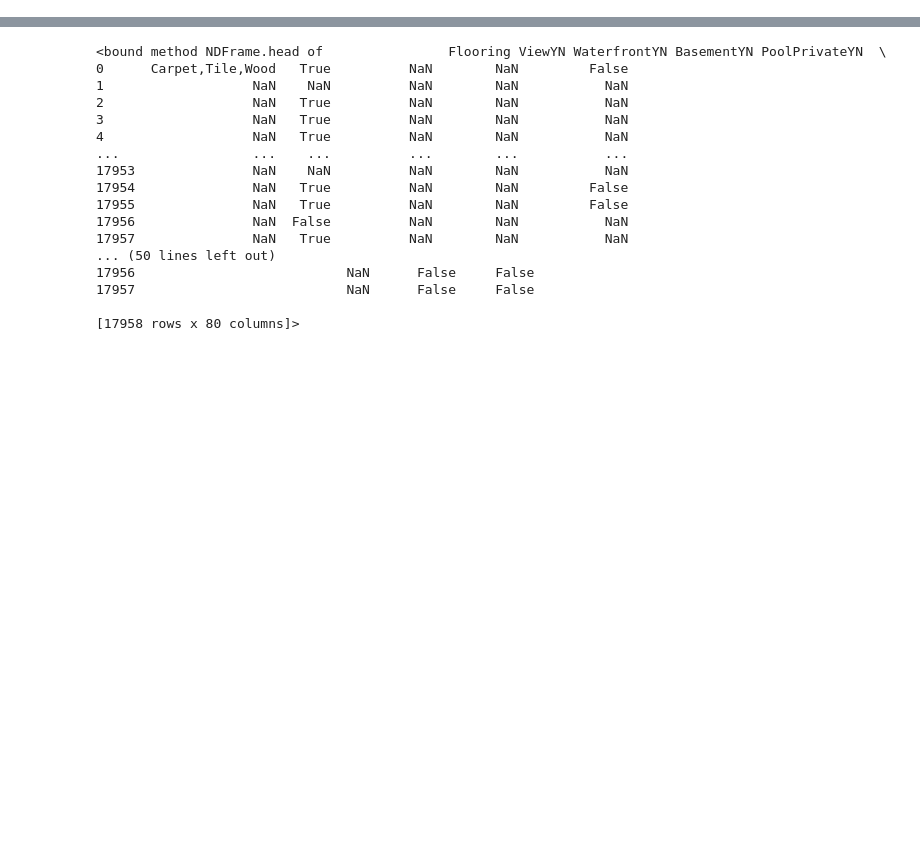
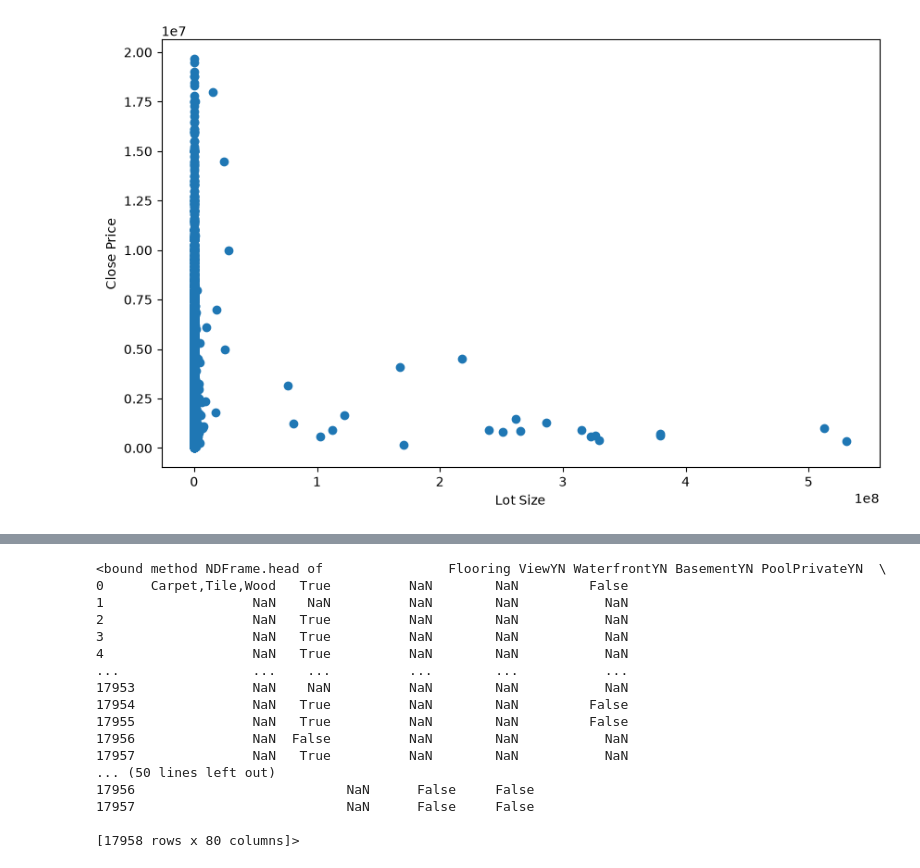
Before and after one commit to reeantran/IDX-Exchange-Data-Science, a Jupyter notebook: 01_exploration.ipynb, the cells around one changed output, grey strips where cells are left out. Cells and saved outputs as stored; diff of their text form; code cells hidden in the pictures; blank space fills up the shorter version.

```diff
--- a/01_exploration.ipynb
+++ b/01_exploration.ipynb
@@ -4,0 +58,8 @@ import matplotlib.pyplot as plt
+# %%
+plt.figure(figsize=(10, 6))
+plt.scatter(lotSize_df, closePrice_df)
+plt.xlabel("Lot Size")
+plt.ylabel("Close Price")
+plt.show()
+# %% [output]
+[figure, added]
```
Also changed, not shown: parts of 22 cells of this notebook.
